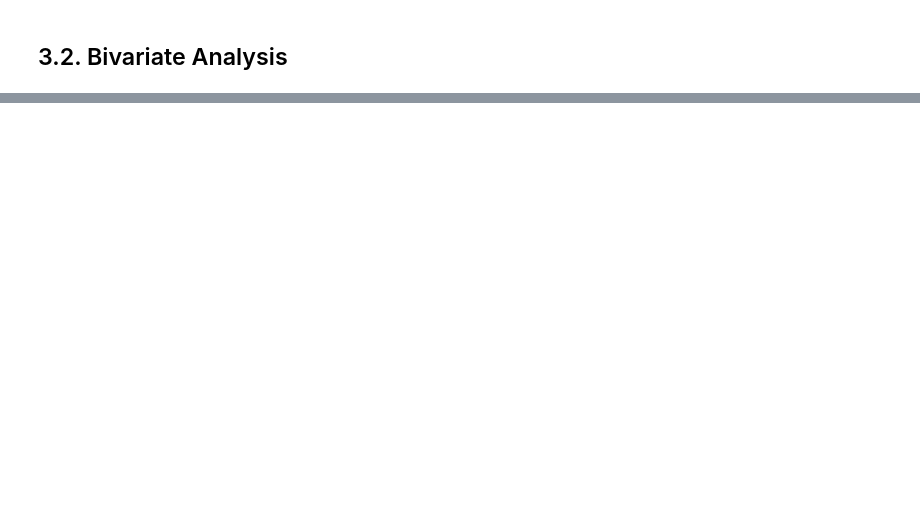
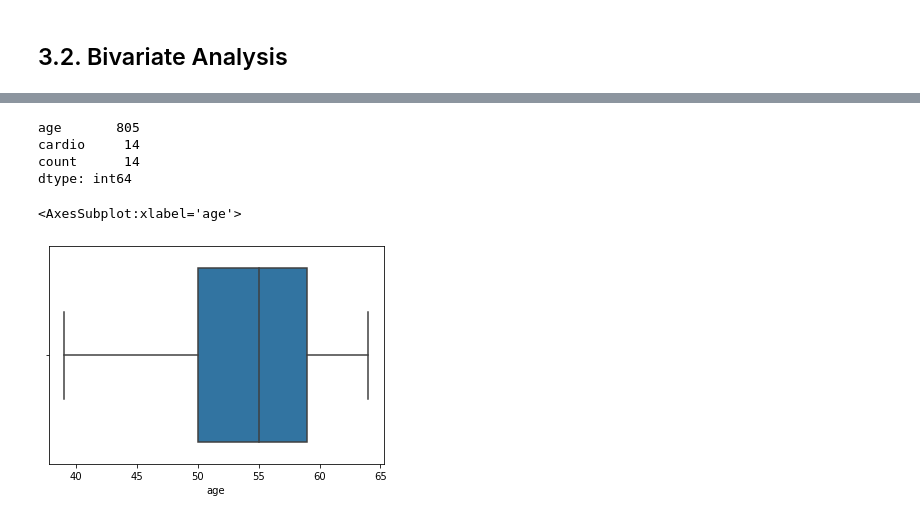
Before and after one commit to HenriqueCR1291/cardio_catch_diseases, a Jupyter notebook: m01_cardio_catch_diseases.ipynb, the cells around one changed output, grey strips where cells are left out. Cells and saved outputs as stored; diff of their text form; code cells hidden in the pictures; blank space fills up the shorter version.

```diff
--- a/m01_cardio_catch_diseases.ipynb
+++ b/m01_cardio_catch_diseases.ipynb
@@ -273,0 +326,15 @@ df32.hist(figsize=(24,12), bins=50);
+# %%
+aux2.sum()
+# %% [output]
+age       805
+cardio     14
+count      14
+dtype: int64
+# %%
+#boxplot age+cardio
+aux3 = df3[(df3['cardio'] >= 1)]
+#aux3
+sns.boxplot(x='age', data=aux3)
+# %% [output]
+<AxesSubplot:xlabel='age'>
+[figure, added]
```
Also changed, not shown: parts of 8 cells of this notebook.
